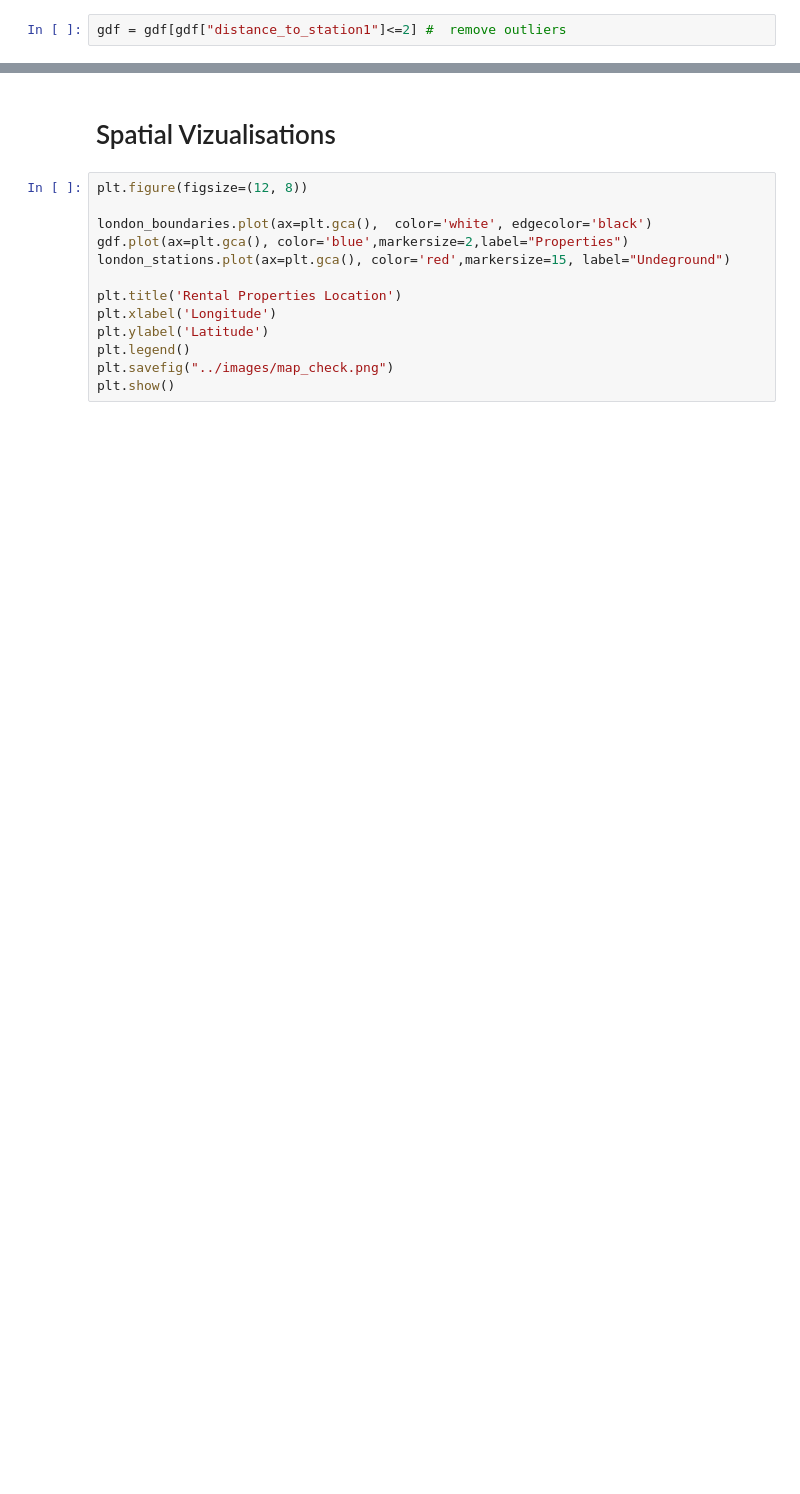
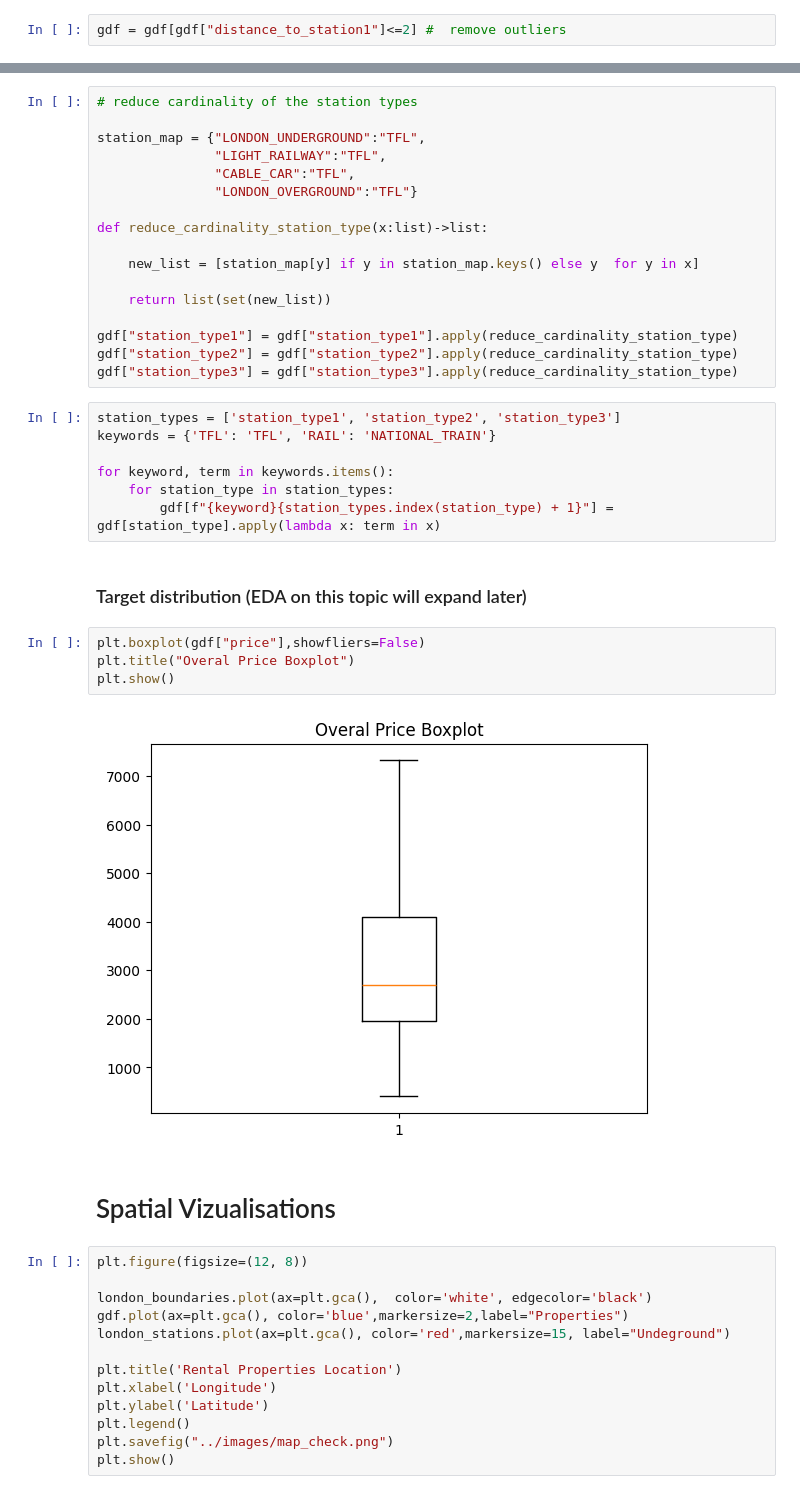
Before and after one commit to SergAnuf/London_Rent, a Jupyter notebook: notebooks/EDA2.ipynb, the cells around one changed output, grey strips where cells are left out. Saved outputs shown, nothing was run; the diff lists cells and outputs as text; blank space fills up the shorter version.

```diff
--- a/notebooks/EDA2.ipynb
+++ b/notebooks/EDA2.ipynb
@@ -244,3 +365,35 @@ print(all_station_types) # one hot encode for example ["NATIONAL_TRAIN",'LONDON_
+# %%
+# reduce cardinality of the station types
+
+station_map = {"LONDON_UNDERGROUND":"TFL",
+               "LIGHT_RAILWAY":"TFL",
+               "CABLE_CAR":"TFL",
+               "LONDON_OVERGROUND":"TFL"}
+
+def reduce_cardinality_station_type(x:list)->list:
+
+    new_list = [station_map[y] if y in station_map.keys() else y  for y in x]
+
+    return list(set(new_list))
+
+gdf["station_type1"] = gdf["station_type1"].apply(reduce_cardinality_station_type)
+gdf["station_type2"] = gdf["station_type2"].apply(reduce_cardinality_station_type)
+gdf["station_type3"] = gdf["station_type3"].apply(reduce_cardinality_station_type)
+# %%
+station_types = ['station_type1', 'station_type2', 'station_type3']
+keywords = {'TFL': 'TFL', 'RAIL': 'NATIONAL_TRAIN'}
+
+for keyword, term in keywords.items():
+    for station_type in station_types:
+        gdf[f"{keyword}{station_types.index(station_type) + 1}"] = gdf[station_type].apply(lambda x: term in x)
+# %% [markdown]
+### Target distribution (EDA on this topic will expand later)
+# %%
+plt.boxplot(gdf["price"],showfliers=False)
+plt.title("Overal Price Boxplot")
+plt.show()
+# %% [output]
+[figure, added]
 # %% [markdown]
 # Spatial Vizualisations
 # %%
```
Also changed, not shown: parts of 56 cells of this notebook, 4 other files.
